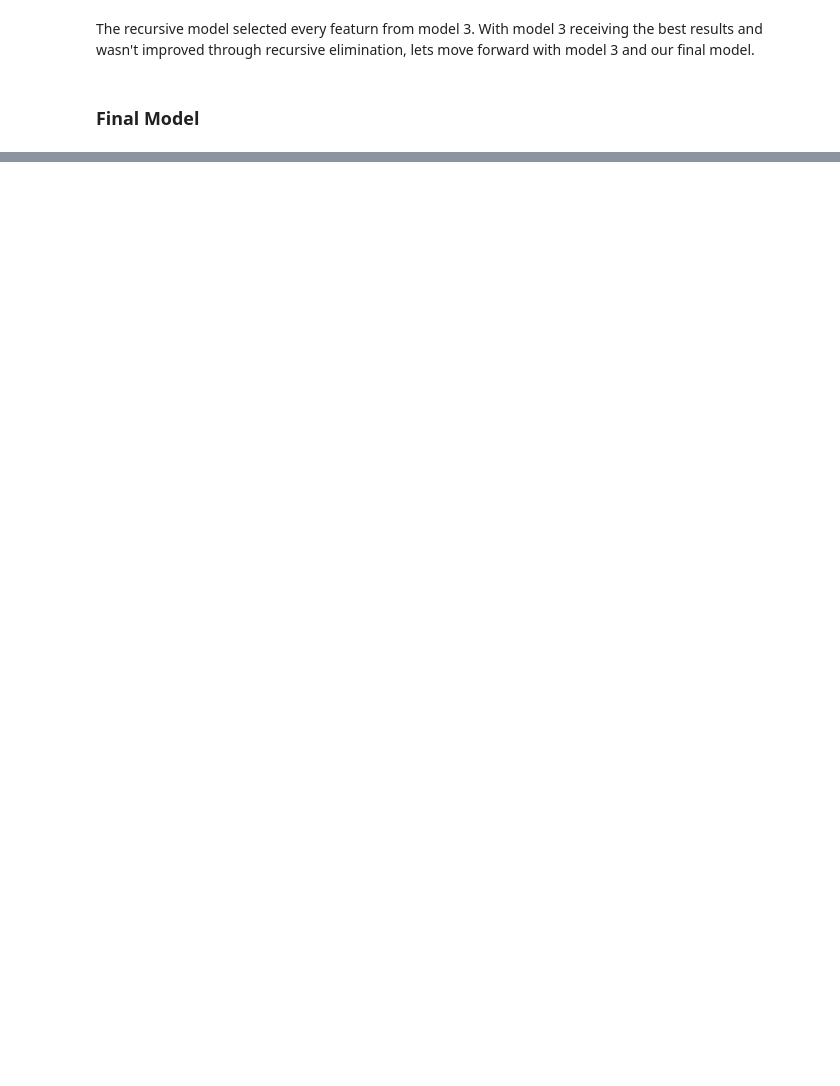
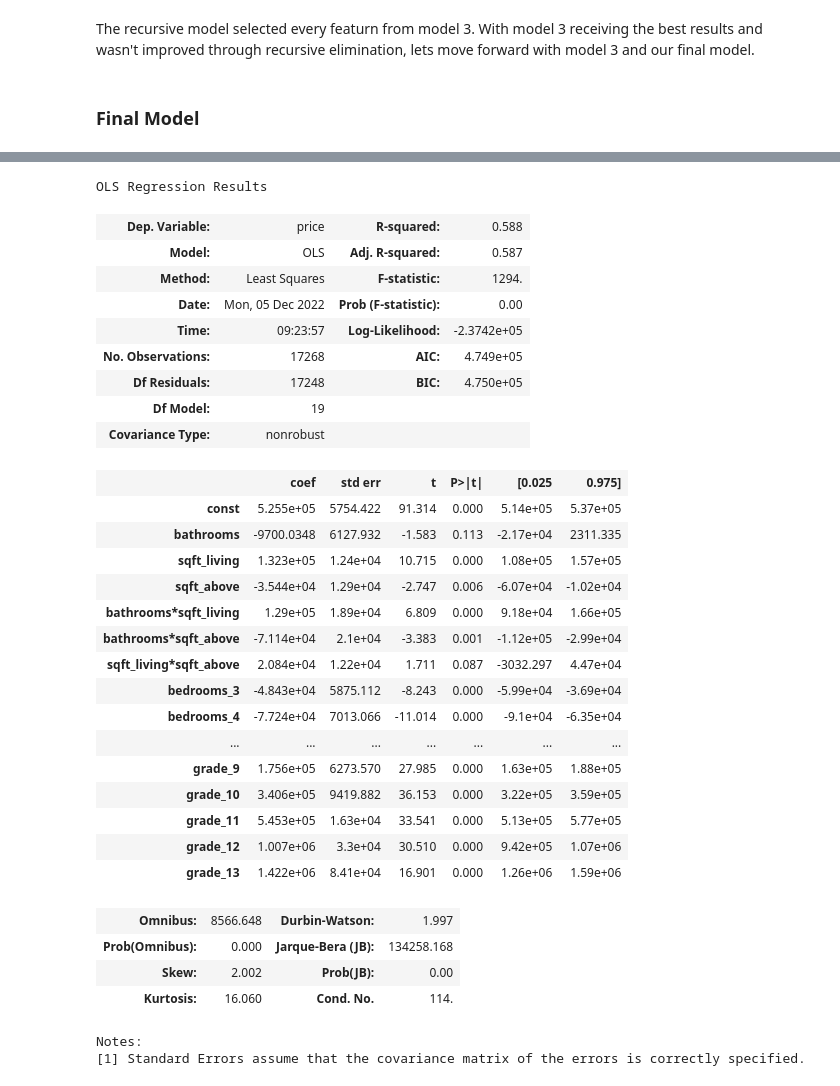
Before and after one commit to cschneck7/phase-2-project, a Jupyter notebook: EDA_notebook.ipynb, the cells around one changed output, grey strips where cells are left out. Drawn from its saved outputs; the diff is of its cells as text; code cells hidden in the pictures; blank space fills up the shorter version.

```diff
--- a/EDA_notebook.ipynb
+++ b/EDA_notebook.ipynb
@@ -884,0 +539,44 @@ Name: bedrooms_11, dtype: int64
+# %%
+to_drop_columns = ['bedrooms_2', 'bedrooms_8', 'bedrooms_9', 'bedrooms_10', 'bedrooms_11',
+                  'floors_2.0', 'floors_3.5', 'condition_2', 'condition_3', 'condition_4',
+                  'condition_5', 'grade_4', 'grade_5', 'grade_6', 'grade_7', 'grade_8']
+# %%
+temp_df = X_train_final.drop(columns=to_drop_columns, axis=1)
+
+predictors = sm.add_constant(temp_df)
+model = sm.OLS(y_train, predictors).fit()
+
+model.summary()
+# %% [output]
+OLS Regression Results
+| Dep. Variable: | price | R-squared: | 0.588 |
+| Model: | OLS | Adj. R-squared: | 0.587 |
+| Method: | Least Squares | F-statistic: | 1294. |
+| Date: | Mon, 05 Dec 2022 | Prob (F-statistic): | 0.00 |
+| Time: | 09:23:57 | Log-Likelihood: | -2.3742e+05 |
+| No. Observations: | 17268 | AIC: | 4.749e+05 |
+| Df Residuals: | 17248 | BIC: | 4.750e+05 |
+| Df Model: | 19 |  |  |
+| Covariance Type: | nonrobust |  |  |
+|  | coef | std err | t | P>|t| | [0.025 | 0.975] |
+| const | 5.255e+05 | 5754.422 | 91.314 | 0.000 | 5.14e+05 | 5.37e+05 |
+| bathrooms | -9700.0348 | 6127.932 | -1.583 | 0.113 | -2.17e+04 | 2311.335 |
+| sqft_living | 1.323e+05 | 1.24e+04 | 10.715 | 0.000 | 1.08e+05 | 1.57e+05 |
+| sqft_above | -3.544e+04 | 1.29e+04 | -2.747 | 0.006 | -6.07e+04 | -1.02e+04 |
+| bathrooms*sqft_living | 1.29e+05 | 1.89e+04 | 6.809 | 0.000 | 9.18e+04 | 1.66e+05 |
+| bathrooms*sqft_above | -7.114e+04 | 2.1e+04 | -3.383 | 0.001 | -1.12e+05 | -2.99e+04 |
+| sqft_living*sqft_above | 2.084e+04 | 1.22e+04 | 1.711 | 0.087 | -3032.297 | 4.47e+04 |
+| bedrooms_3 | -4.843e+04 | 5875.112 | -8.243 | 0.000 | -5.99e+04 | -3.69e+04 |
+| bedrooms_4 | -7.724e+04 | 7013.066 | -11.014 | 0.000 | -9.1e+04 | -6.35e+04 |
+| ... | ... | ... | ... | ... | ... | ... |
+| grade_9 | 1.756e+05 | 6273.570 | 27.985 | 0.000 | 1.63e+05 | 1.88e+05 |
+| grade_10 | 3.406e+05 | 9419.882 | 36.153 | 0.000 | 3.22e+05 | 3.59e+05 |
+| grade_11 | 5.453e+05 | 1.63e+04 | 33.541 | 0.000 | 5.13e+05 | 5.77e+05 |
+| grade_12 | 1.007e+06 | 3.3e+04 | 30.510 | 0.000 | 9.42e+05 | 1.07e+06 |
+| grade_13 | 1.422e+06 | 8.41e+04 | 16.901 | 0.000 | 1.26e+06 | 1.59e+06 |
+| Omnibus: | 8566.648 | Durbin-Watson: | 1.997 |
+| Prob(Omnibus): | 0.000 | Jarque-Bera (JB): | 134258.168 |
+| Skew: | 2.002 | Prob(JB): | 0.00 |
+| Kurtosis: | 16.060 | Cond. No. | 114. |
+Notes:
+[1] Standard Errors assume that the covariance matrix of the errors is correctly specified.
```
Also changed, not shown: parts of 38 cells of this notebook, 2 other files.
